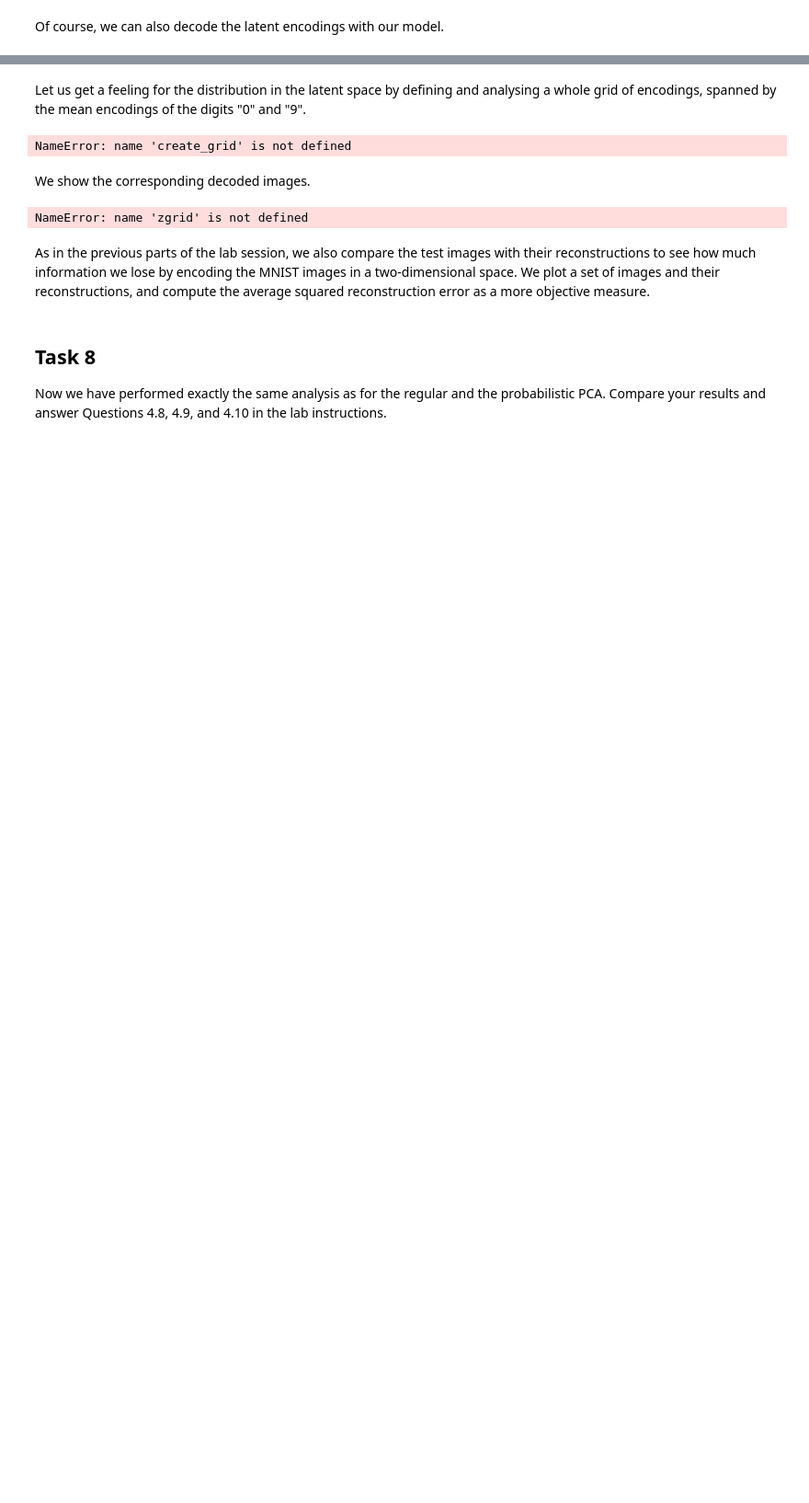
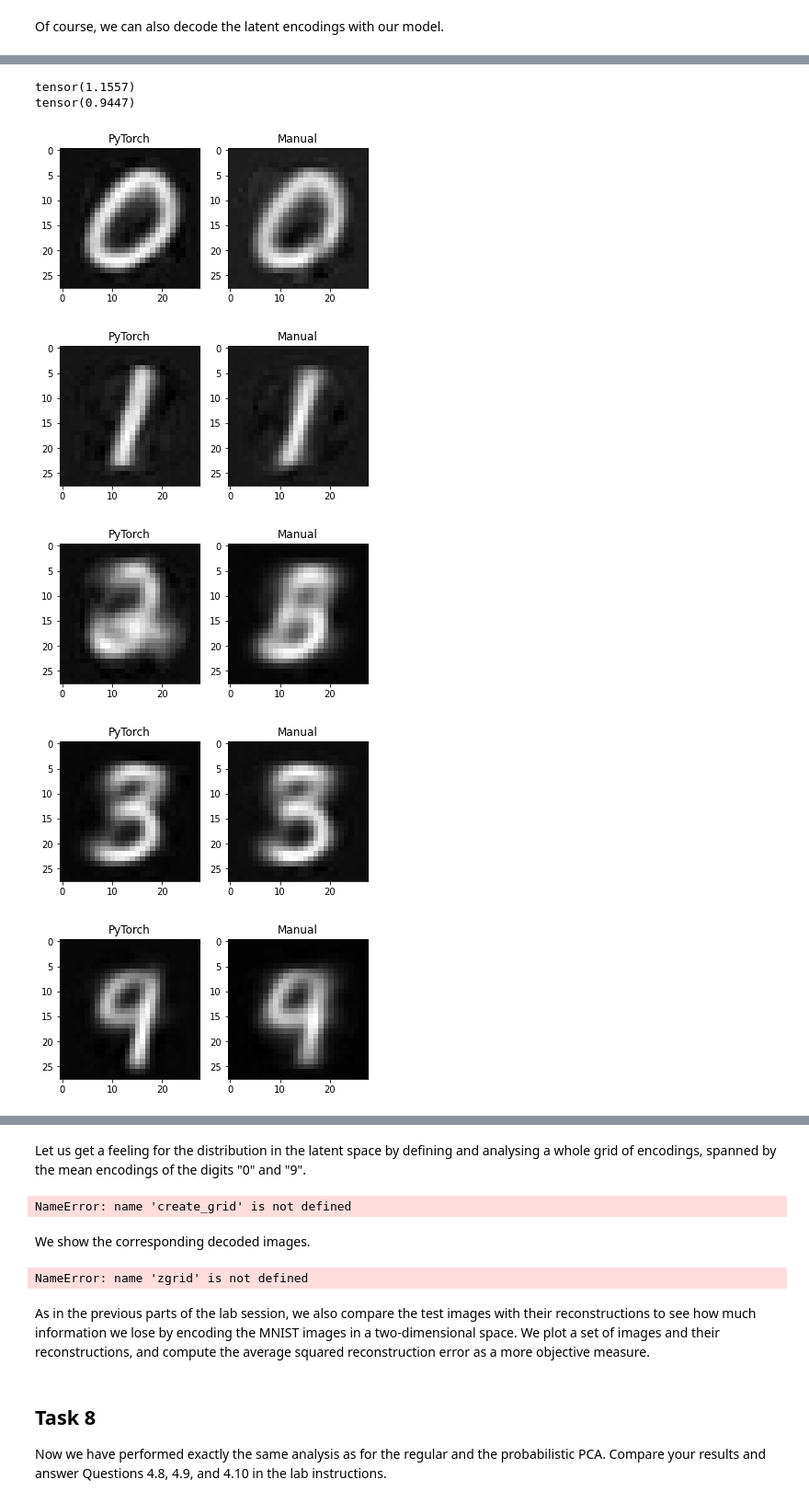
Before and after one commit to inquizition/Algorithms, a Jupyter notebook: Bayesian/VAE/VAE_manual.ipynb, the cells around one changed output, grey strips where cells are left out. Shown at 92% size. Saved outputs shown, nothing was run; the diff lists cells and outputs as text; code cells hidden in the pictures; blank space fills up the shorter version.

Commit message:
Manual-and-pytorch-VAE

```diff
--- a/Bayesian/VAE/VAE_manual.ipynb
+++ b/Bayesian/VAE/VAE_manual.ipynb
@@ -1125,0 +1229,64 @@ tensor(0.7813)
+# %%
+with torch.no_grad():
+    # compute representative encoding of the training images
+    train_encoding, _ = model1.encode(train_data.dataset.data.reshape(60000,28*28)/255.0)
+
+    # compute representative encoding of the test images
+    test_encoding, _ = model1.encode(test_images.data.reshape(10000,28*28)/255.0)
+
+with torch.no_grad():
+    # compute representative encoding of the training images
+    train_encoding2, _ = model2.encode(train_data.dataset.data.reshape(60000,28*28)/255.0)
+
+    # compute representative encoding of the test images
+    test_encoding2, _ = model2.encode(test_images.data.reshape(10000,28*28)/255.0)
+
+temp_train = np.asarray(train_encoding)
+temp_train2 = np.asarray(train_encoding2)
+train_mean_encodings = np.zeros([10,2])
+train_mean_encodings2 = np.zeros([10,2])
+#train_mean_encodings = []
+for i in range(0,10):
+  dat = temp_train[np.where(train_labels == i)]
+  dat2 = temp_train2[np.where(train_labels == i)]
+  x = dat[:,0]
+  y = dat[:,1]
+  x2 = dat2[:,0]
+  y2 = dat2[:,1]
+  #train_mean_encodings.append([np.mean(x), np.mean(y)])
+  train_mean_encodings[i,0] = np.mean(x)
+  train_mean_encodings[i,1] = np.mean(y)
+  train_mean_encodings2[i,0] = np.mean(x2)
+  train_mean_encodings2[i,1] = np.mean(y2)
+
+# compute mean images
+train_mean_tensor = torch.tensor(train_mean_encodings)
+train_mean_tensor2 = torch.tensor(train_mean_encodings2)
+
+with torch.no_grad():
+    train_mean_images = model1.decode(train_mean_tensor.float())
+    train_mean_images2 = model2.decode(train_mean_tensor2.float())
+
+#plot_images(train_mean_images, torch.arange(10))
+print(max(train_mean_images[1]))
+print(max(train_mean_images2[1]))
+
+  #print(np.shape(img.reshape(28,28)))
+for img1, img2 in zip(train_mean_images, train_mean_images2):
+  numimg1 = img1.reshape(28,28)
+  numimg2 = img2.reshape(28,28)
+
+  f, axarr = plt.subplots(1,2)
+  axarr[0].set_title(f"PyTorch: {}")
+  axarr[0].imshow(numimg1, cmap='gray')
+  axarr[1].set_title("Manual")
+  axarr[1].imshow(numimg2, cmap='gray')
+  plt.show()
+# %% [output]
+tensor(1.1557)
+tensor(0.9447)
+[figure, added]
+[figure, added]
+[figure, added]
+[figure, added]
+[figure, added]
```
Also changed, not shown: parts of 34 cells of this notebook.
